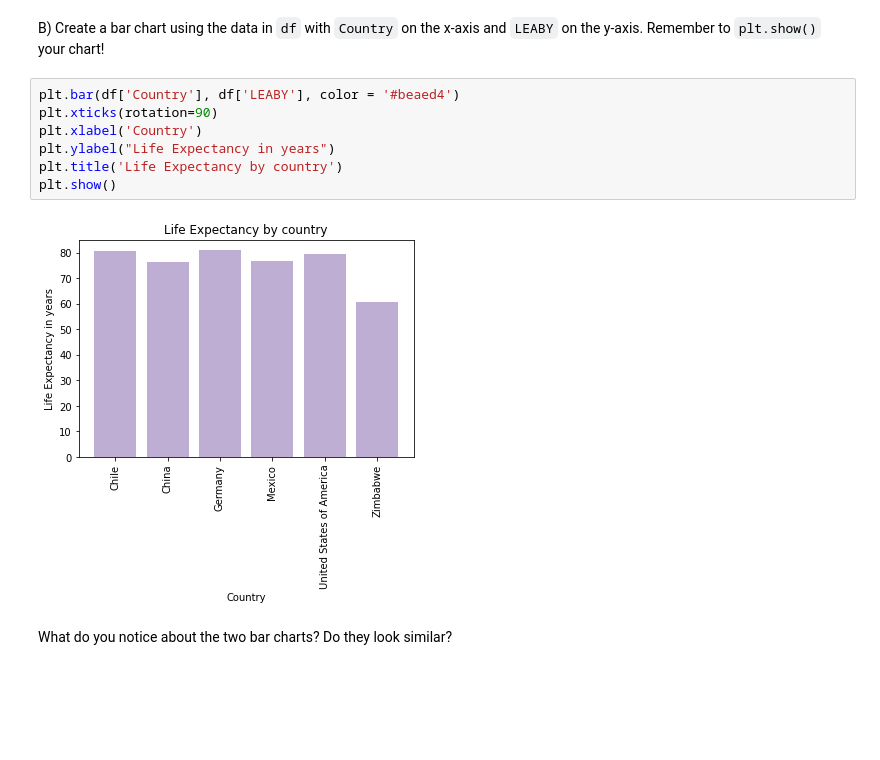
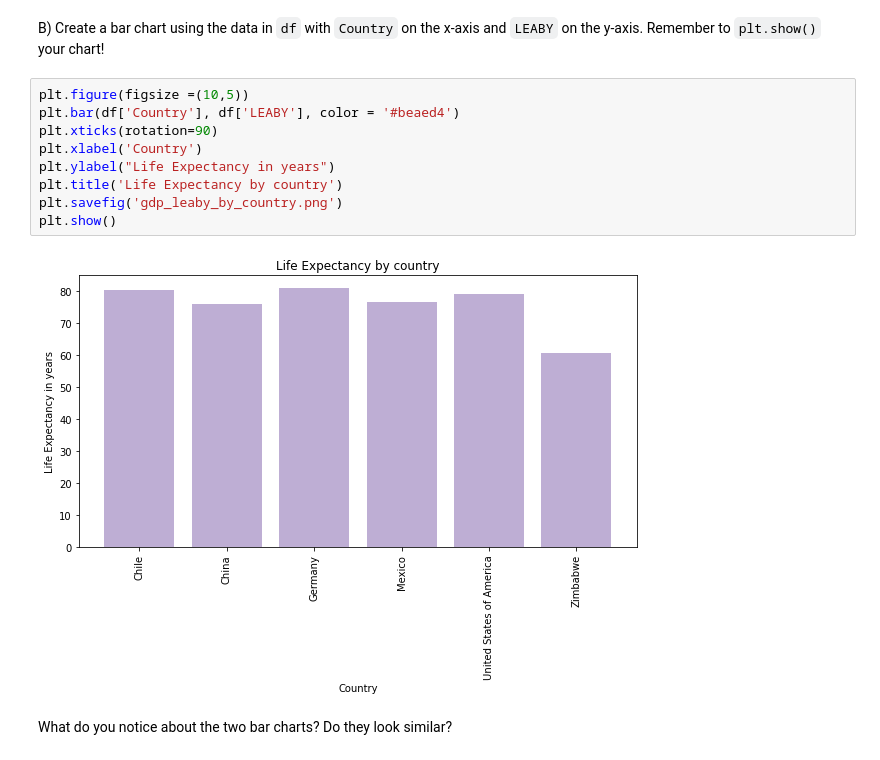
Before and after one commit to andykanu/life_expectancy_gdp, a Jupyter notebook: life_expectancy_gdp.ipynb, the cells around one changed output. Saved outputs shown, nothing was run; the diff lists cells and outputs as text; blank space fills up the shorter version.

```diff
--- a/life_expectancy_gdp.ipynb
+++ b/life_expectancy_gdp.ipynb
@@ -125,14 +127,16 @@ plt.show()
 B) Create a bar chart using the data in `df` with `Country` on the x-axis and `LEABY` on the y-axis.
 Remember to `plt.show()` your chart!
 # %%
+plt.figure(figsize =(10,5))
 plt.bar(df['Country'], df['LEABY'], color = '#beaed4')
 plt.xticks(rotation=90)
 plt.xlabel('Country')
 plt.ylabel("Life Expectancy in years")
 plt.title('Life Expectancy by country')
+plt.savefig('gdp_leaby_by_country.png')
 plt.show()
 # %% [output]
-[figure, old version]
+[figure, new version]
 # %% [markdown]
 What do you notice about the two bar charts? Do they look similar?
 # %%
```
Also changed, not shown: parts of 7 cells of this notebook, 11 other files.
